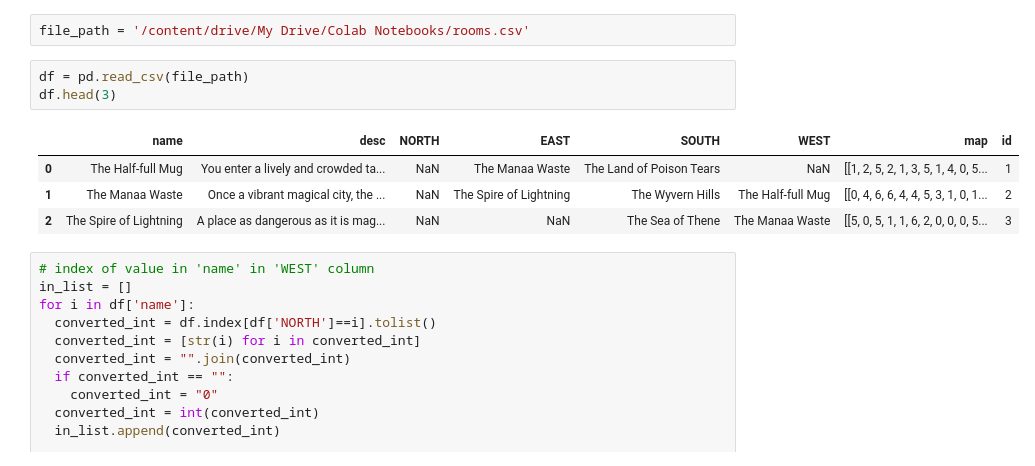
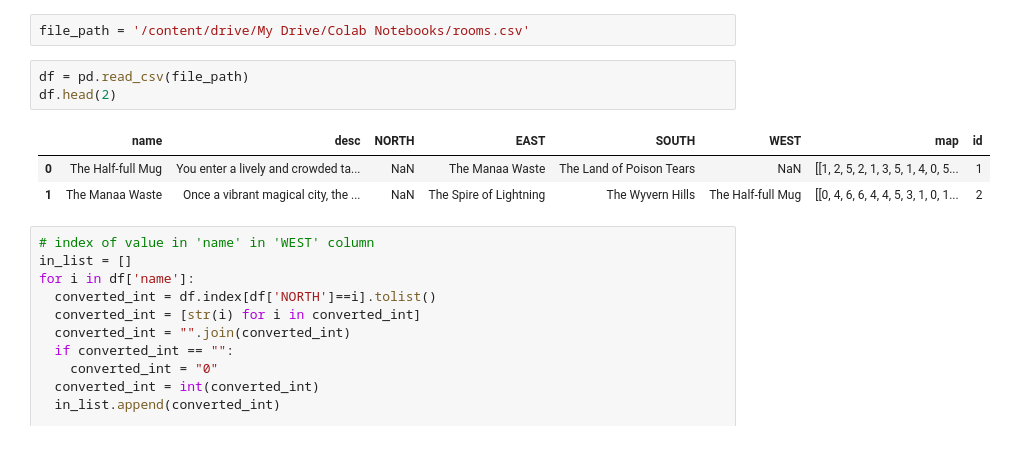
Before and after one commit to LilySu/Dungeon-Game, a Jupyter notebook: Multi_Player_Game.ipynb, the cells around one changed output. Drawn from its saved outputs; the diff is of its cells as text.

```diff
--- a/Multi_Player_Game.ipynb
+++ b/Multi_Player_Game.ipynb
@@ -34,12 +38,11 @@ Drive already mounted at /content/drive; to attempt to forcibly remount, call dr
 file_path = '/content/drive/My Drive/Colab Notebooks/rooms.csv'
 # %%
 df = pd.read_csv(file_path)
-df.head(3)
+df.head(2)
 # %% [output]
 |  | name | desc | NORTH | EAST | SOUTH | WEST | map | id |
 | 0 | The Half-full Mug | You enter a lively and crowded ta... | NaN | The Manaa Waste | The Land of Poison Tears | NaN | [[1, 2, 5, 2, 1, 3, 5, 1, 4, 0, 5... | 1 |
 | 1 | The Manaa Waste | Once a vibrant magical city, the ... | NaN | The Spire of Lightning | The Wyvern Hills | The Half-full Mug | [[0, 4, 6, 6, 4, 4, 5, 3, 1, 0, 1... | 2 |
-| 2 | The Spire of Lightning | A place as dangerous as it is mag... | NaN | NaN | The Sea of Thene | The Manaa Waste | [[5, 0, 5, 1, 1, 6, 2, 0, 0, 0, 5... | 3 |
 # %%
 # index of value in 'name' in 'WEST' column
 in_list = []
```
Also changed, not shown: parts of 21 cells of this notebook.
